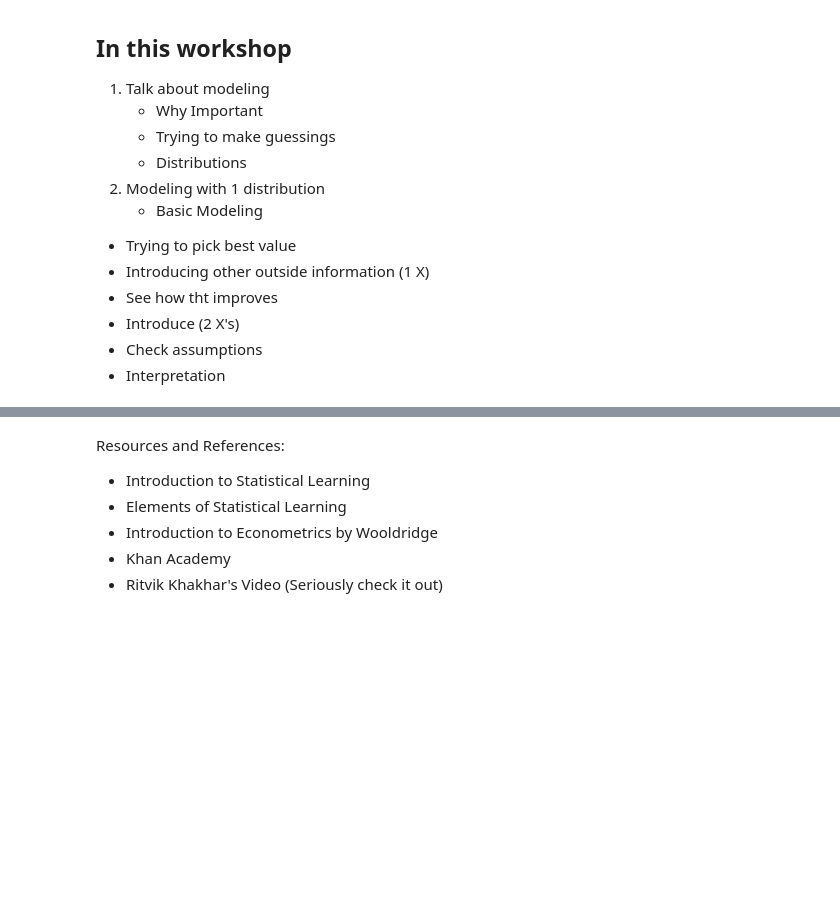
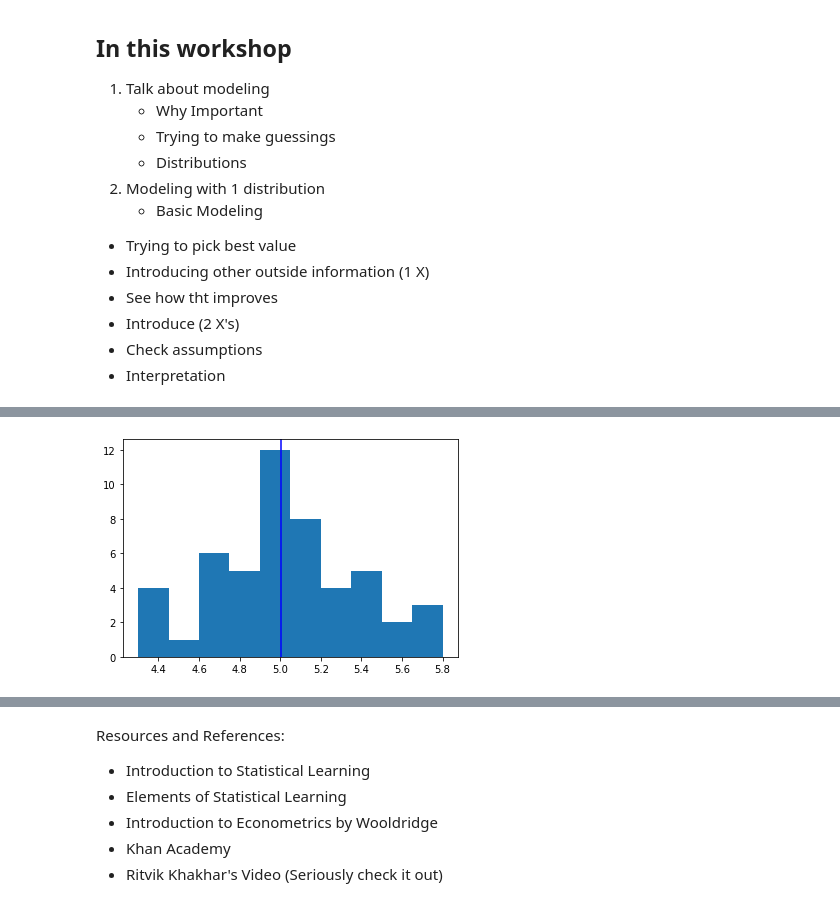
Before and after one commit to DataPoint-Armenia/DPA-Education, a Jupyter notebook: Workshop 5 - Multiple Linear Regression/Amberd Multiple Linear Regression.ipynb, the cells around one changed output, grey strips where cells are left out. Drawn from its saved outputs; the diff is of its cells as text; code cells hidden in the pictures; blank space fills up the shorter version.

```diff
--- a/Workshop 5 - Multiple Linear Regression/Amberd Multiple Linear Regression.ipynb
+++ b/Workshop 5 - Multiple Linear Regression/Amberd Multiple Linear Regression.ipynb
@@ -545,0 +289,6 @@ All models are wrong. You don't know what is actually goiing on but its there to
+# %%
+plt.hist(iris_df["sepal_length"])
+plt.axvline(x = np.mean(iris_df["sepal_length"]), color = 'b', label = 'axvline - full height')
+plt.show()
+# %% [output]
+[figure, added]
```
Also changed, not shown: parts of 48 cells of this notebook, 4 other files.
